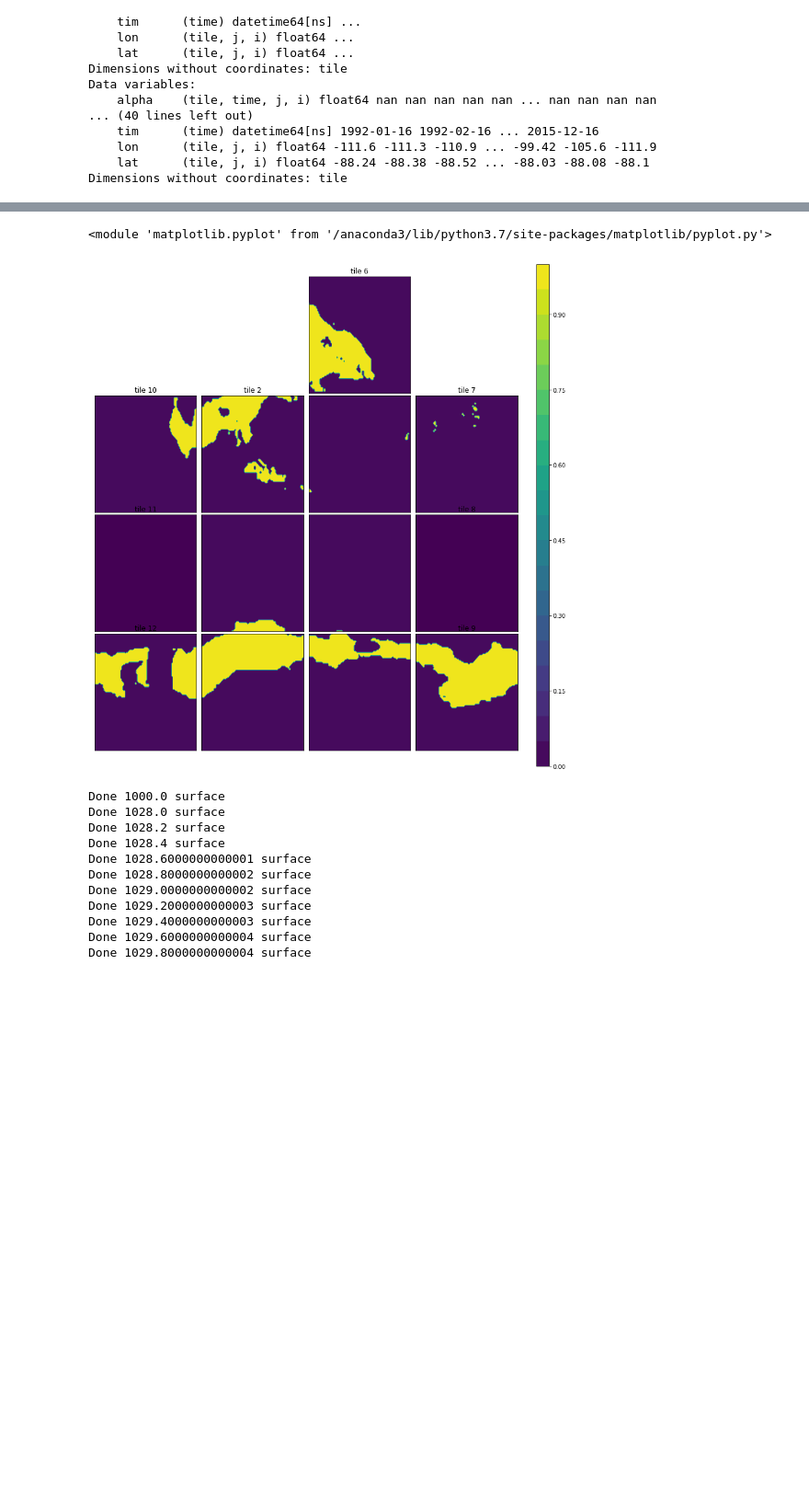
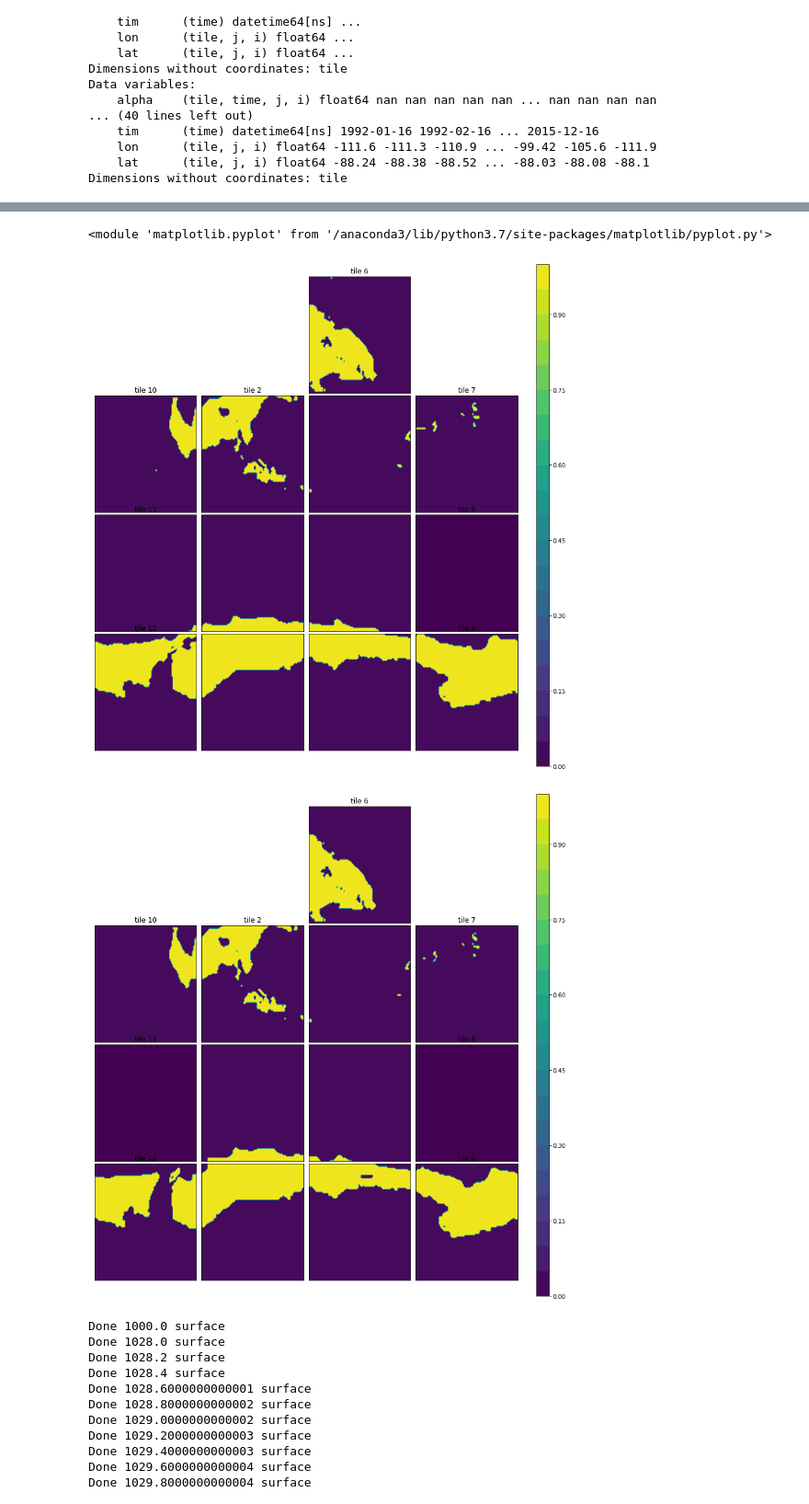
Before and after one commit to tatsumonkman47/ECCO-Cross-Isopycnal-Mixing, a Jupyter notebook: Integrate_Surface_Fluxes.ipynb, the cells around one changed output, grey strips where cells are left out. Shown: that part at 92% size. Cells and saved outputs as stored; diff of their text form; code cells hidden in the pictures; blank space fills up the shorter version.

```diff
--- a/Integrate_Surface_Fluxes.ipynb
+++ b/Integrate_Surface_Fluxes.ipynb
@@ -137,8 +142,10 @@ plotting_functions.world_plot(Flux_Surface_Northern.isel(time=0))
 # %%
-plotting_functions.world_plot(PDENS_V.PDENS.isel(time=2) > 1036.2)
+plotting_functions.world_plot(PDENS_V.PDENS.isel(time=2) > 1036.0)
+plotting_functions.world_plot(PDENS_V.PDENS.isel(time=2) > 1036.1)
 # %% [output]
 <module 'matplotlib.pyplot' from '/anaconda3/lib/python3.7/site-packages/matplotlib/pyplot.py'>
-[figure, old version]
+[figure, new version]
+[figure, added]
 # %%
 ######################################################################################################################
 ########################################## Integrate Horizontally ####################################################
```
Also changed, not shown: parts of 7 cells of this notebook.
